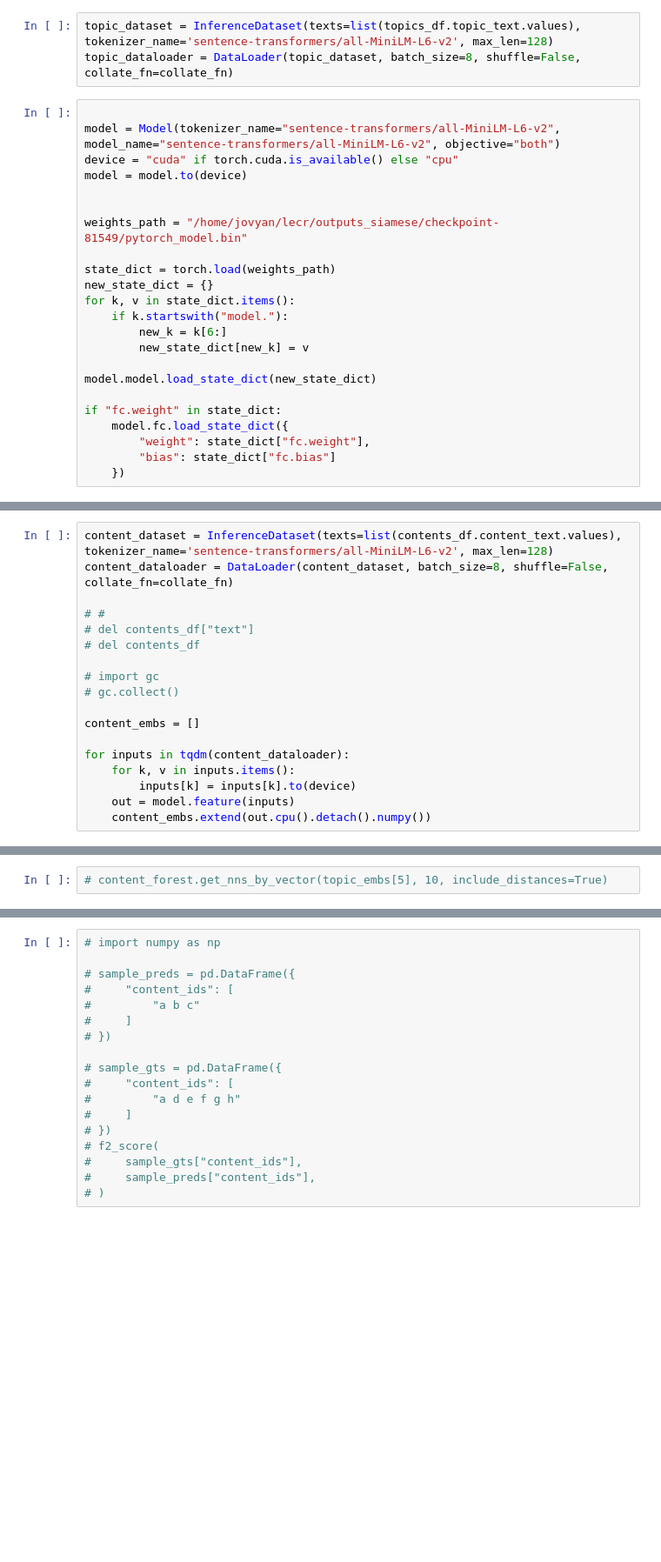
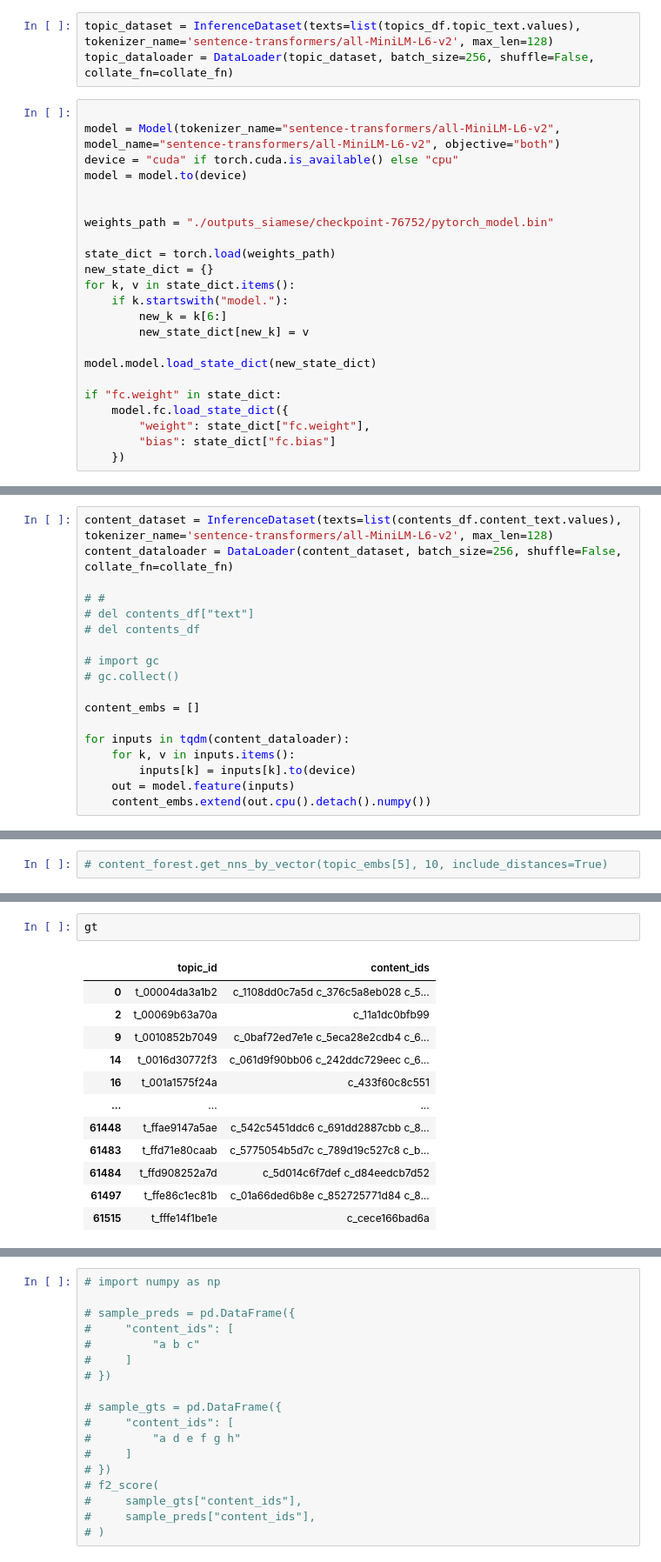
Before and after one commit to thanhhau097/lecr, a Jupyter notebook: evaluate.ipynb, the cells around one changed output, grey strips where cells are left out. Shown at 87% size. Saved outputs shown, nothing was run; the diff lists cells and outputs as text; blank space fills up the shorter version.

```diff
--- a/evaluate.ipynb
+++ b/evaluate.ipynb
@@ -168,7 +168,7 @@ def collate_fn(inputs):
     return inputs
 # %%
 topic_dataset = InferenceDataset(texts=list(topics_df.topic_text.values), tokenizer_name='sentence-transformers/all-MiniLM-L6-v2', max_len=128)
-topic_dataloader = DataLoader(topic_dataset, batch_size=8, shuffle=False, collate_fn=collate_fn)
+topic_dataloader = DataLoader(topic_dataset, batch_size=256, shuffle=False, collate_fn=collate_fn)
 # %%
 
 model = Model(tokenizer_name="sentence-transformers/all-MiniLM-L6-v2", model_name="sentence-transformers/all-MiniLM-L6-v2", objective="both")
@@ -176,7 +176,7 @@ device = "cuda" if torch.cuda.is_available() else "cpu"
 model = model.to(device)
 
 
-weights_path = "/home/jovyan/lecr/outputs_siamese/checkpoint-81549/pytorch_model.bin"
+weights_path = "./outputs_siamese/checkpoint-76752/pytorch_model.bin"
 
 state_dict = torch.load(weights_path)
 new_state_dict = {}
@@ -204,7 +204,7 @@ for inputs in tqdm(topic_dataloader):
     topic_embs.extend(out.cpu().detach().numpy())
 # %%
 content_dataset = InferenceDataset(texts=list(contents_df.content_text.values), tokenizer_name='sentence-transformers/all-MiniLM-L6-v2', max_len=128)
-content_dataloader = DataLoader(content_dataset, batch_size=8, shuffle=False, collate_fn=collate_fn)
+content_dataloader = DataLoader(content_dataset, batch_size=256, shuffle=False, collate_fn=collate_fn)
 
 # #
 # del contents_df["text"]
@@ -382,0 +560,15 @@ get_pos_score(gt["content_ids"], preds["content_ids"])
+# %%
+gt
+# %% [output]
+|  | topic_id | content_ids |
+| 0 | t_00004da3a1b2 | c_1108dd0c7a5d c_376c5a8eb028 c_5... |
+| 2 | t_00069b63a70a | c_11a1dc0bfb99 |
+| 9 | t_0010852b7049 | c_0baf72ed7e1e c_5eca28e2cdb4 c_6... |
+| 14 | t_0016d30772f3 | c_061d9f90bb06 c_242ddc729eec c_6... |
+| 16 | t_001a1575f24a | c_433f60c8c551 |
+| ... | ... | ... |
+| 61448 | t_ffae9147a5ae | c_542c5451ddc6 c_691dd2887cbb c_8... |
+| 61483 | t_ffd71e80caab | c_5775054b5d7c c_789d19c527c8 c_b... |
+| 61484 | t_ffd908252a7d | c_5d014c6f7def c_d84eedcb7d52 |
+| 61497 | t_ffe86c1ec81b | c_01a66ded6b8e c_852725771d84 c_8... |
+| 61515 | t_fffe14f1be1e | c_cece166bad6a |
```
Also changed, not shown: parts of 47 cells of this notebook.
